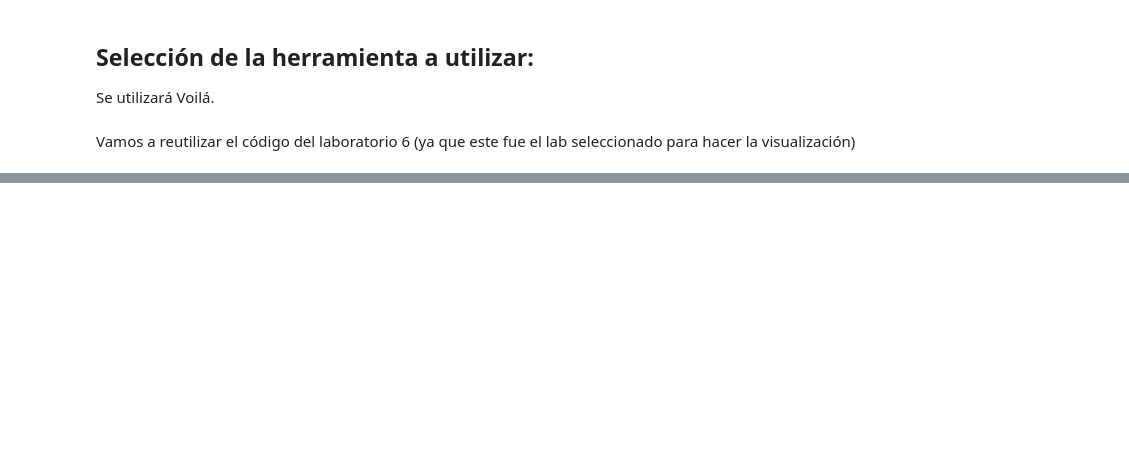
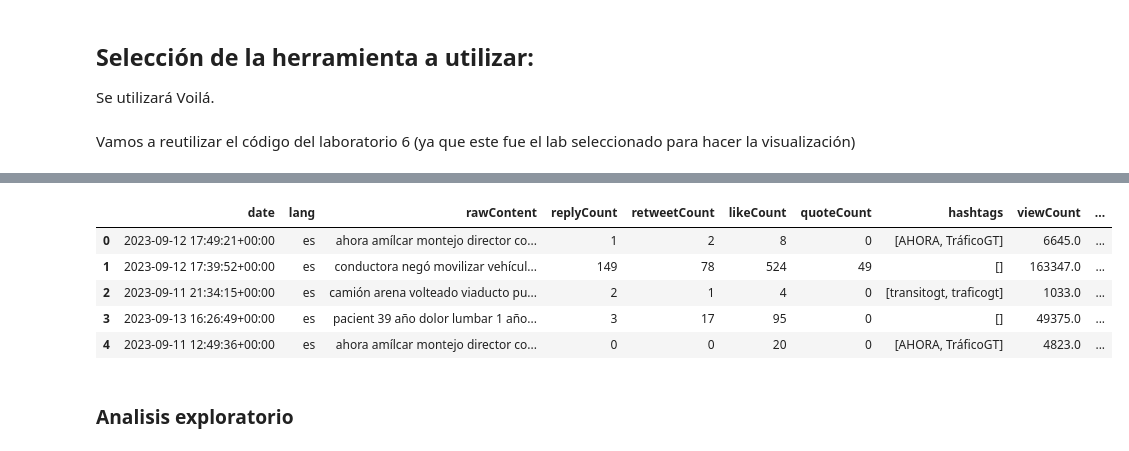
Before and after one commit to CrisLayB/DataScience_Lab09, a Jupyter notebook: Lab09.ipynb, the cells around one changed output, grey strips where cells are left out. Drawn from its saved outputs; the diff is of its cells as text; code cells hidden in the pictures; blank space fills up the shorter version.

```diff
--- a/Lab09.ipynb
+++ b/Lab09.ipynb
@@ -75,0 +87,3 @@ ParserError: ignored
+# %%
+data["username"] = list_usernames
+data["rawDescription"] = list_raw_descriptions
@@ -75,0 +192,11 @@ ParserError: ignored
+# %%
+data.head(n=5)
+# %% [output]
+|  | date | lang | rawContent | replyCount | retweetCount | likeCount | quoteCount | hashtags | viewCount | ... |
+| 0 | 2023-09-12 17:49:21+00:00 | es | ahora amílcar montejo director co... | 1 | 2 | 8 | 0 | [AHORA, TráficoGT] | 6645.0 | ... |
+| 1 | 2023-09-12 17:39:52+00:00 | es | conductora negó movilizar vehícul... | 149 | 78 | 524 | 49 | [] | 163347.0 | ... |
+| 2 | 2023-09-11 21:34:15+00:00 | es | camión arena volteado viaducto pu... | 2 | 1 | 4 | 0 | [transitogt, traficogt] | 1033.0 | ... |
+| 3 | 2023-09-13 16:26:49+00:00 | es | pacient 39 año dolor lumbar 1 año... | 3 | 17 | 95 | 0 | [] | 49375.0 | ... |
+| 4 | 2023-09-11 12:49:36+00:00 | es | ahora amílcar montejo director co... | 0 | 0 | 20 | 0 | [AHORA, TráficoGT] | 4823.0 | ... |
+# %% [markdown]
+### Analisis exploratorio
```
Also changed, not shown: parts of 35 cells of this notebook.
